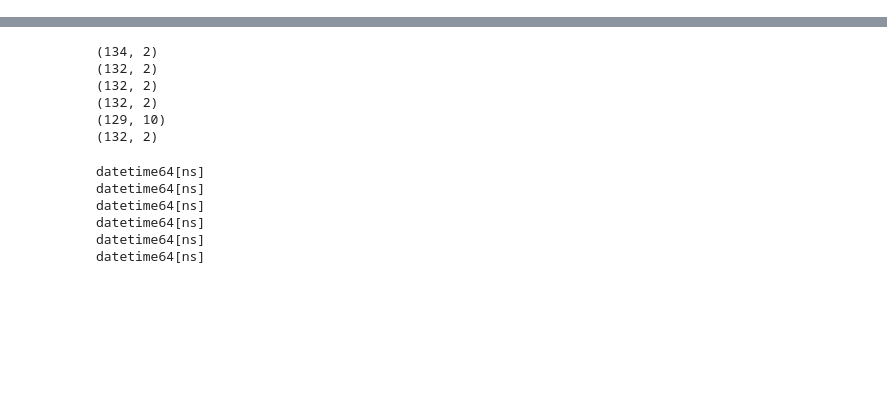
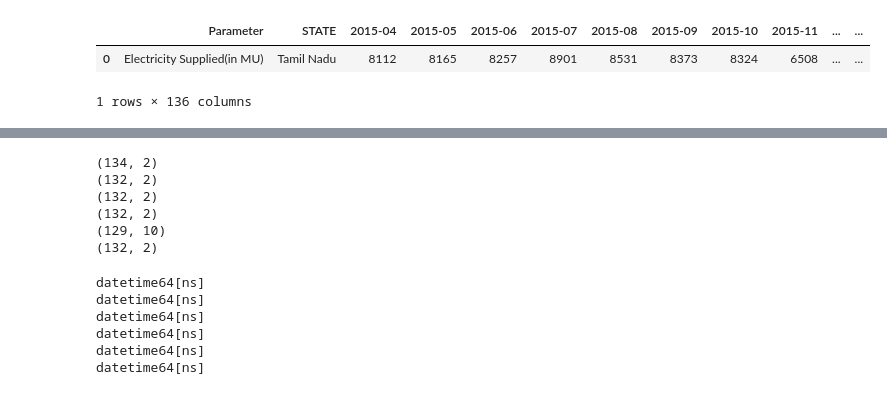
Before and after one commit to tamil43/Final-year-project-2027, a Jupyter notebook: Electricity Demand and Supply Forecasting/Datasets_For_Model_Training/merging.ipynb, the cells around one changed output, grey strips where cells are left out. Cells and saved outputs as stored; diff of their text form; code cells hidden in the pictures; blank space fills up the shorter version.

```diff
--- a/Electricity Demand and Supply Forecasting/Datasets_For_Model_Training/merging.ipynb
+++ b/Electricity Demand and Supply Forecasting/Datasets_For_Model_Training/merging.ipynb
@@ -0,0 +4,7 @@
+# %%
+supply_xl=pd.read_excel("supply.xlsx")
+supply_xl.head()
+# %% [output]
+|  | Parameter | STATE | 2015-04 | 2015-05 | 2015-06 | 2015-07 | 2015-08 | 2015-09 | 2015-10 | 2015-11 | ... | ... |
+| 0 | Electricity Supplied(in MU) | Tamil Nadu | 8112 | 8165 | 8257 | 8901 | 8531 | 8373 | 8324 | 6508 | ... | ... |
+1 rows × 136 columns
```
Also changed, not shown: parts of 13 cells of this notebook, 15 other files.
